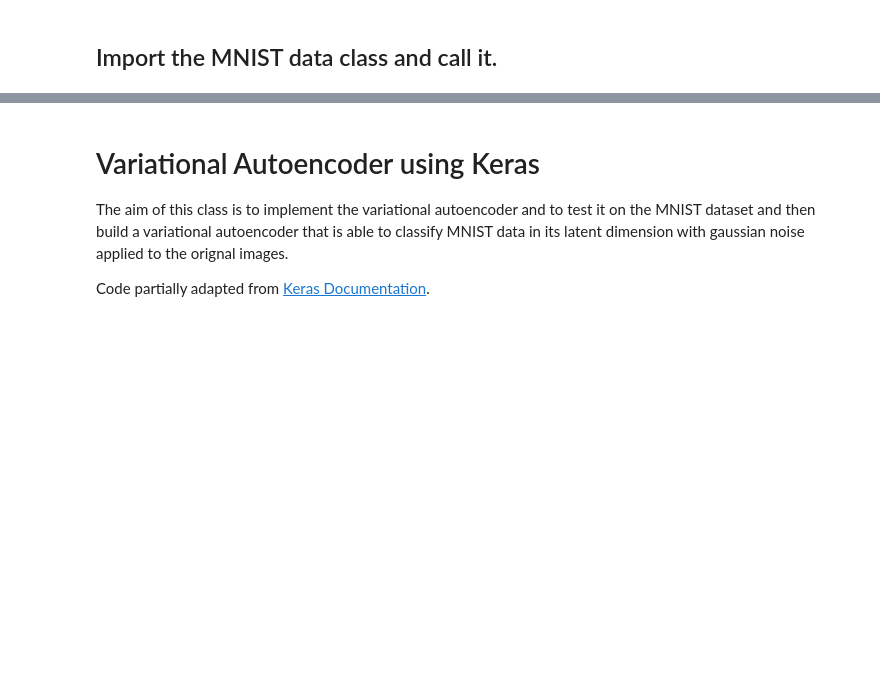
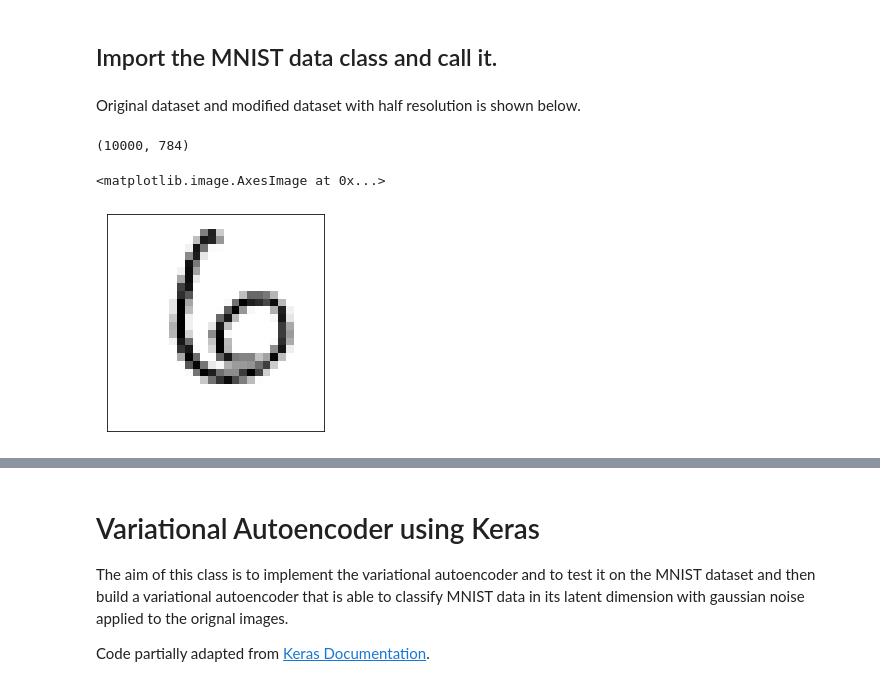
Before and after one commit to LorenzoValente3/Autoencoder-for-FPGA, a Jupyter notebook: VAE.ipynb, the cells around one changed output, grey strips where cells are left out. Drawn from its saved outputs; the diff is of its cells as text; code cells hidden in the pictures; blank space fills up the shorter version.

```diff
--- a/VAE.ipynb
+++ b/VAE.ipynb
@@ -23,0 +21,15 @@ data = mnist.MNISTData()
+# %% [markdown]
+Original dataset and modified dataset with half resolution is shown below.
+# %%
+import MNIST_dataset as mnist
+data = mnist.MNISTData()
+print(data.x_test.shape)
+
+ax = plt.subplot()
+ax.get_xaxis().set_visible(False)
+ax.get_yaxis().set_visible(False)
+plt.imshow(data.x_test[100].reshape(28,28), cmap='gray_r')
+# %% [output]
+(10000, 784)
+<matplotlib.image.AxesImage at 0x...>
+[figure, added]
```
Also changed, not shown: parts of 5 cells of this notebook, 2 other files.
